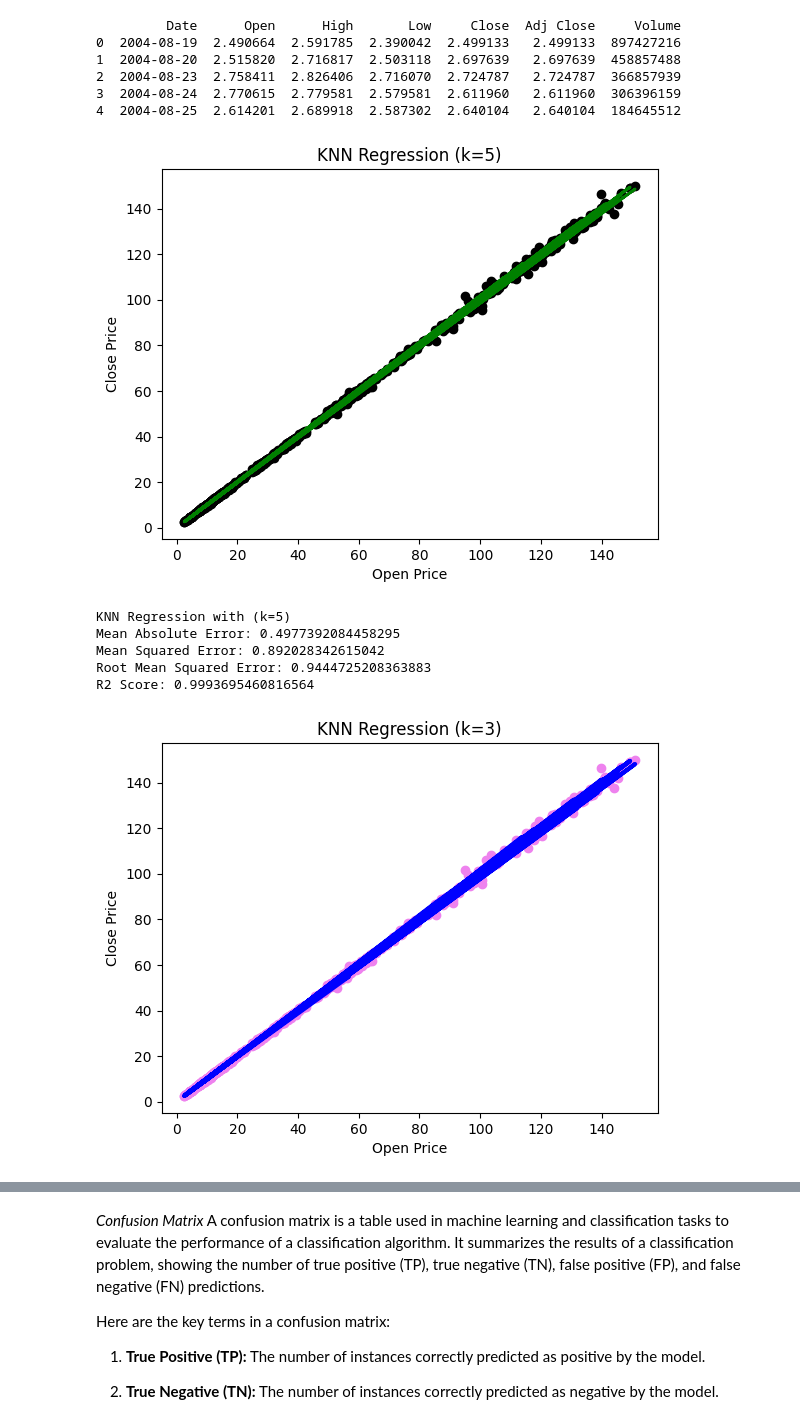
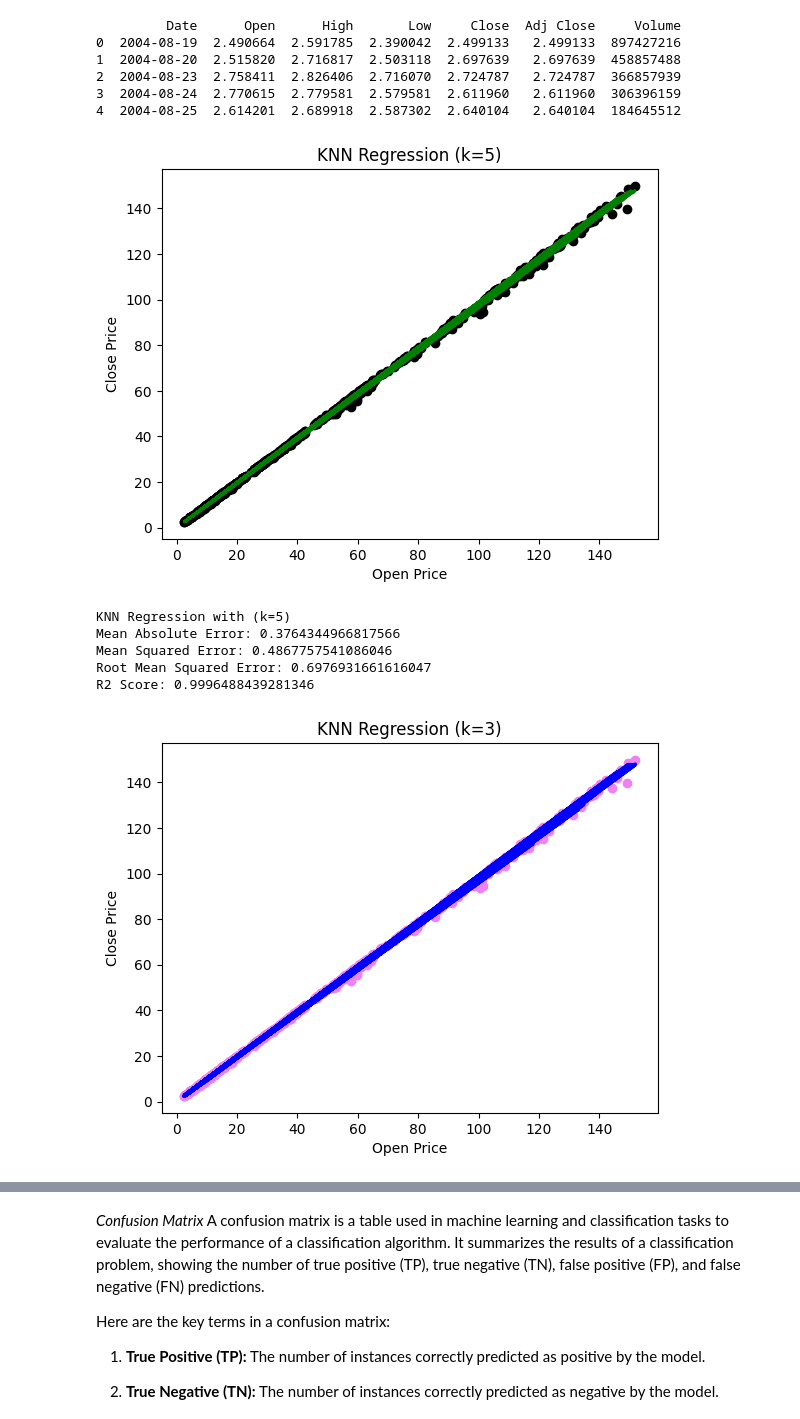
Before and after one commit to AbdullahAssi/ML, a Jupyter notebook: Lab4/Lab4.ipynb, the cells around one changed output, grey strips where cells are left out. Drawn from its saved outputs; the diff is of its cells as text; code cells hidden in the pictures.

```diff
--- a/Lab4/Lab4.ipynb
+++ b/Lab4/Lab4.ipynb
@@ -60,8 +60,8 @@ print(df.head())
 
 #applying knn regression
 #splitting the data into train and test
-X = df[['Open']]
-y = df['Close']
+X = df[['High']]
+y = df['Low']
 X_train, X_test, y_train, y_test = train_test_split(X, y, test_size=0.2, random_state=42)
 
 k=5
@@ -127,38 +127,38 @@ logreg.fit(X_train, y_train)
 y_pred = logreg.predict(X_test)
 print("Logistic Regression for Classification")
 accuracy = metrics.accuracy_score(y_test, y_pred)
 print(f"Accuracy: {accuracy:.2f}")
 print(classification_report(y_test, y_pred))
 
 
 #SVM for classification
 svc = SVC(kernel='rbf')
 svc.fit(X_train, y_train)
 y_pred = svc.predict(X_test)
 print("SVM for Classification")
 accuracy = metrics.accuracy_score(y_test, y_pred)
 print(f"Accuracy: {accuracy:.2f}")
 print(classification_report(y_test, y_pred))
 
 
 # Evaluation metrics
 print("Confusion Matrix:")
 print(confusion_matrix(y_test, y_pred))
 print("Classification Report:")
 print(classification_report(y_test, y_pred))
 print("")
 # %% [output]
          Date      Open      High       Low     Close  Adj Close     Volume
 0  2004-08-19  2.490664  2.591785  2.390042  2.499133   2.499133  897427216
 1  2004-08-20  2.515820  2.716817  2.503118  2.697639   2.697639  458857488
 2  2004-08-23  2.758411  2.826406  2.716070  2.724787   2.724787  366857939
 3  2004-08-24  2.770615  2.779581  2.579581  2.611960   2.611960  306396159
 4  2004-08-25  2.614201  2.689918  2.587302  2.640104   2.640104  184645512
-[figure, old version]
+[figure, new version]
 KNN Regression with (k=5)
-Mean Absolute Error: 0.4977392084458295
-Mean Squared Error: 0.892028342615042
-Root Mean Squared Error: 0.9444725208363883
-R2 Score: 0.9993695460816564
+Mean Absolute Error: 0.3764344966817566
+Mean Squared Error: 0.4867757541086046
+Root Mean Squared Error: 0.6976931661616047
+R2 Score: 0.9996488439281346
-[figure, old version]
+[figure, new version]
 KNN Regression with k=3
```
Also changed, not shown: parts of 2 cells of this notebook, 3 other files.
